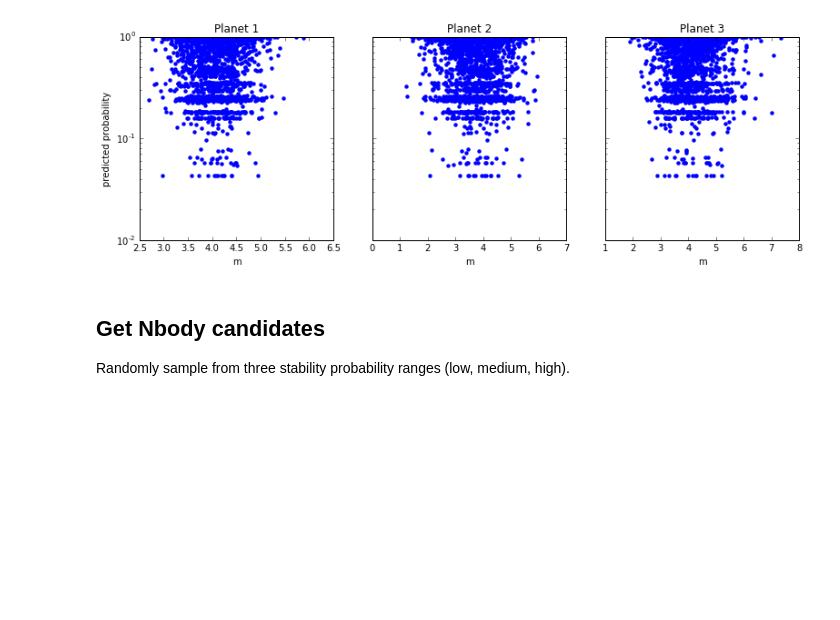
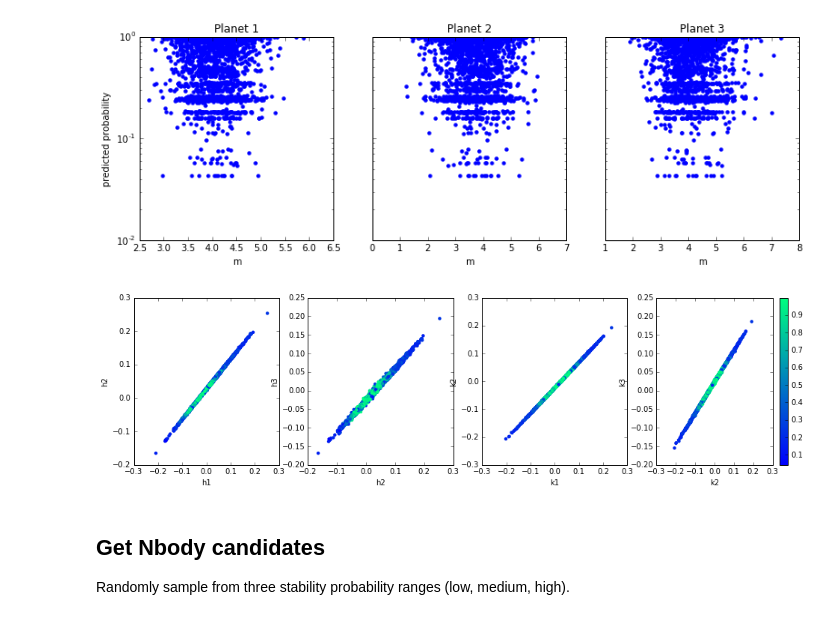
Before and after one commit to afcarl/stability_predict, a Jupyter notebook: analyzesystem.ipynb, the cells around one changed output. Cells and saved outputs as stored; diff of their text form; code cells hidden in the pictures; blank space fills up the shorter version.

```diff
--- a/analyzesystem.ipynb
+++ b/analyzesystem.ipynb
@@ -60,6 +60,31 @@ ax3.set_title("Planet 3")
 plt.savefig("images/%s_mproba.png"%system)
 # %% [output]
 [figure]
+# %%
+# h of neighboring pairs and k of neighboring pairs
+x = "h"
+y = "k"
+proba = results["predict_proba"].values
+
+colorbar = 'winter'
+f, (ax1, ax2, ax3, ax4) = plt.subplots(1,4, figsize=[16, 4])
+ax1.scatter(data["%s1"%x], data["%s2"%x], c=proba, cmap=colorbar, lw=0)
+ax2.scatter(data["%s2"%x], data["%s3"%x], c=proba, cmap=colorbar, lw=0)
+ax3.scatter(data["%s1"%y], data["%s2"%y], c=proba, cmap=colorbar, lw=0)
+c=ax4.scatter(data["%s2"%y], data["%s3"%y], c=proba, cmap=colorbar, lw=0)
+
+ax1.set_ylabel("%s2"%x)
+ax1.set_xlabel("%s1"%x)
+ax2.set_ylabel("%s3"%x)
+ax2.set_xlabel("%s2"%x)
+ax3.set_ylabel("%s2"%y)
+ax3.set_xlabel("%s1"%y)
+ax4.set_ylabel("%s3"%y)
+ax4.set_xlabel("%s2"%y)
+cb = f.colorbar(c)
+plt.savefig("images/%s_%s%s_in_vs_out.png"%(system,x,y))
+# %% [output]
+[figure, added]
 # %% [markdown]
 ## Get Nbody candidates
 Randomly sample from three stability probability ranges (low, medium, high).
```
Also changed, not shown: parts of 5 cells of this notebook, 2 other files.
